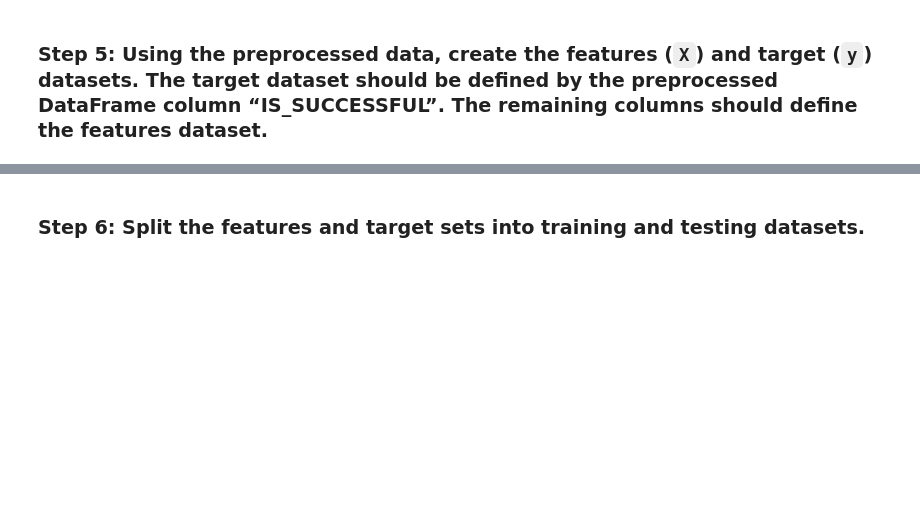
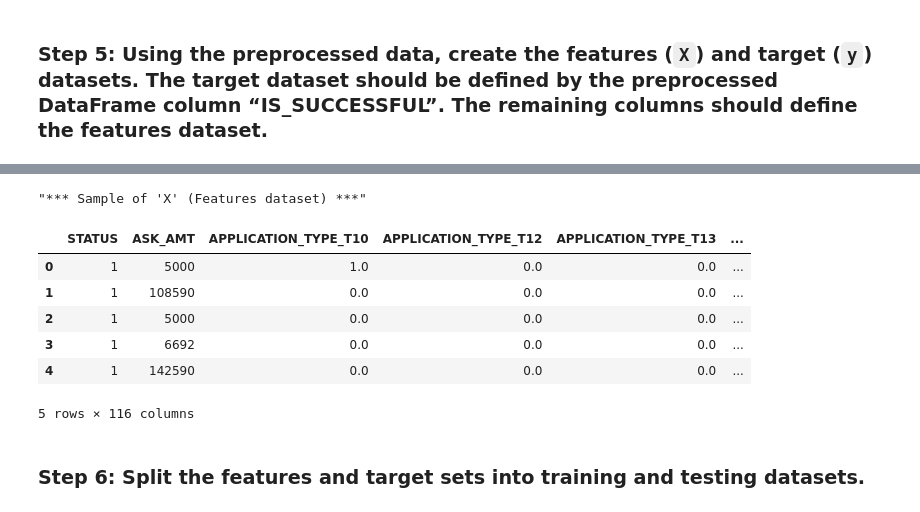
Before and after one commit to Bru-sic/Module_13_deep_neural_network, a Jupyter notebook: Code/venture_funding_with_deep_learning.ipynb, the cells around one changed output, grey strips where cells are left out. Saved outputs shown, nothing was run; the diff lists cells and outputs as text; code cells hidden in the pictures; blank space fills up the shorter version.

Commit message:
Implement split datasets

```diff
--- a/Code/venture_funding_with_deep_learning.ipynb
+++ b/Code/venture_funding_with_deep_learning.ipynb
@@ -262,3 +264,18 @@ X = # YOUR CODE HERE
+# %%
+# Define features set X by selecting all columns but IS_SUCCESSFUL
+X = preprocessed_df.drop(columns=["IS_SUCCESSFUL"]) # Use the other columns as the X (dataset) dropping IS_SUCCESSFUL since it is used as the y (target)
+
+# Review the features DataFrame
+display( "*** Sample of 'X' (Features dataset) ***", X.head() );                        # Show the first few rows of the dataframe
+# %% [output]
+"*** Sample of 'X' (Features dataset) ***"
+|  | STATUS | ASK_AMT | APPLICATION_TYPE_T10 | APPLICATION_TYPE_T12 | APPLICATION_TYPE_T13 | ... |
+| 0 | 1 | 5000 | 1.0 | 0.0 | 0.0 | ... |
+| 1 | 1 | 108590 | 0.0 | 0.0 | 0.0 | ... |
+| 2 | 1 | 5000 | 0.0 | 0.0 | 0.0 | ... |
+| 3 | 1 | 6692 | 0.0 | 0.0 | 0.0 | ... |
+| 4 | 1 | 142590 | 0.0 | 0.0 | 0.0 | ... |
+5 rows × 116 columns
 # %% [markdown]
 ### Step 6: Split the features and target sets into training and testing datasets.
 # %%
```
Also changed, not shown: parts of 3 cells of this notebook, 1 other file.
